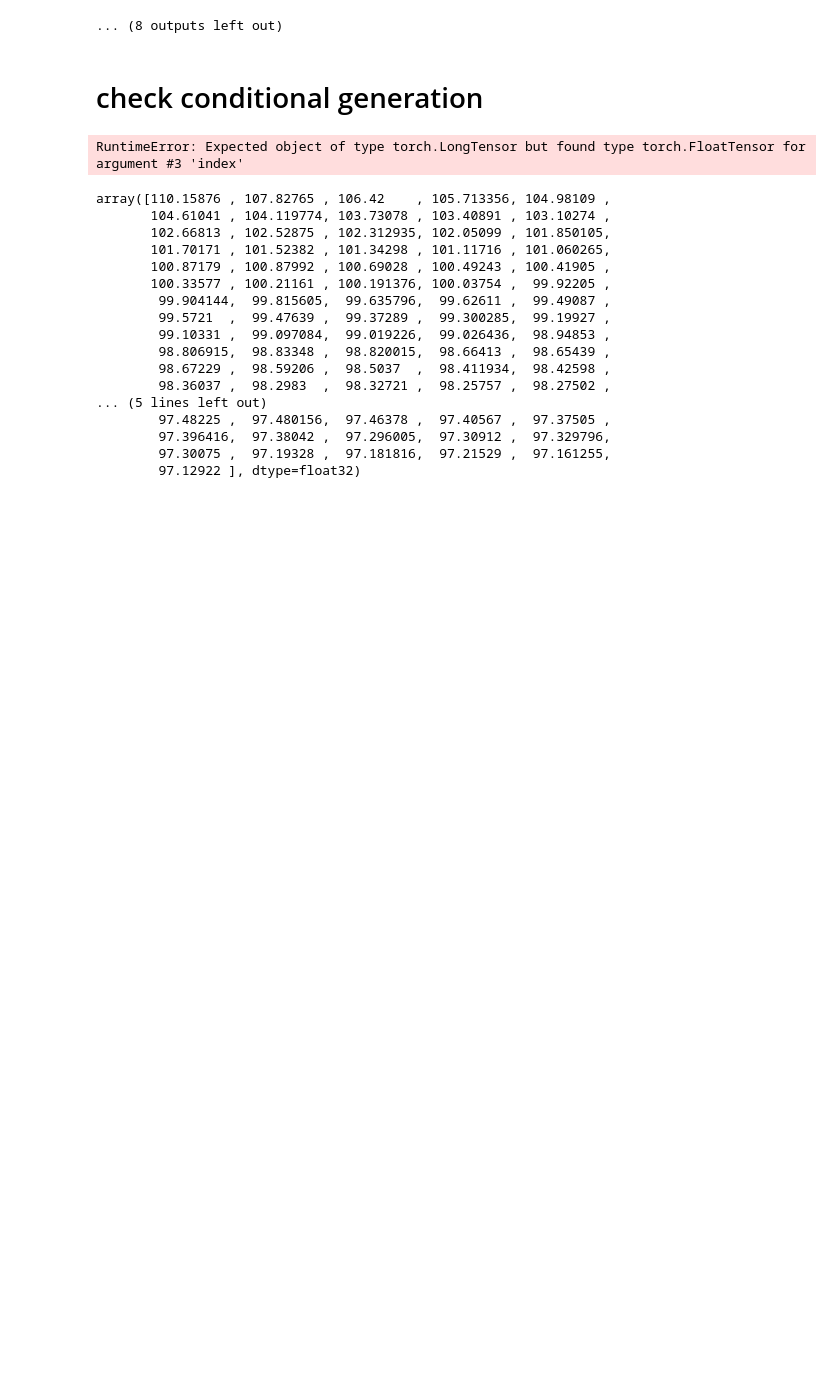
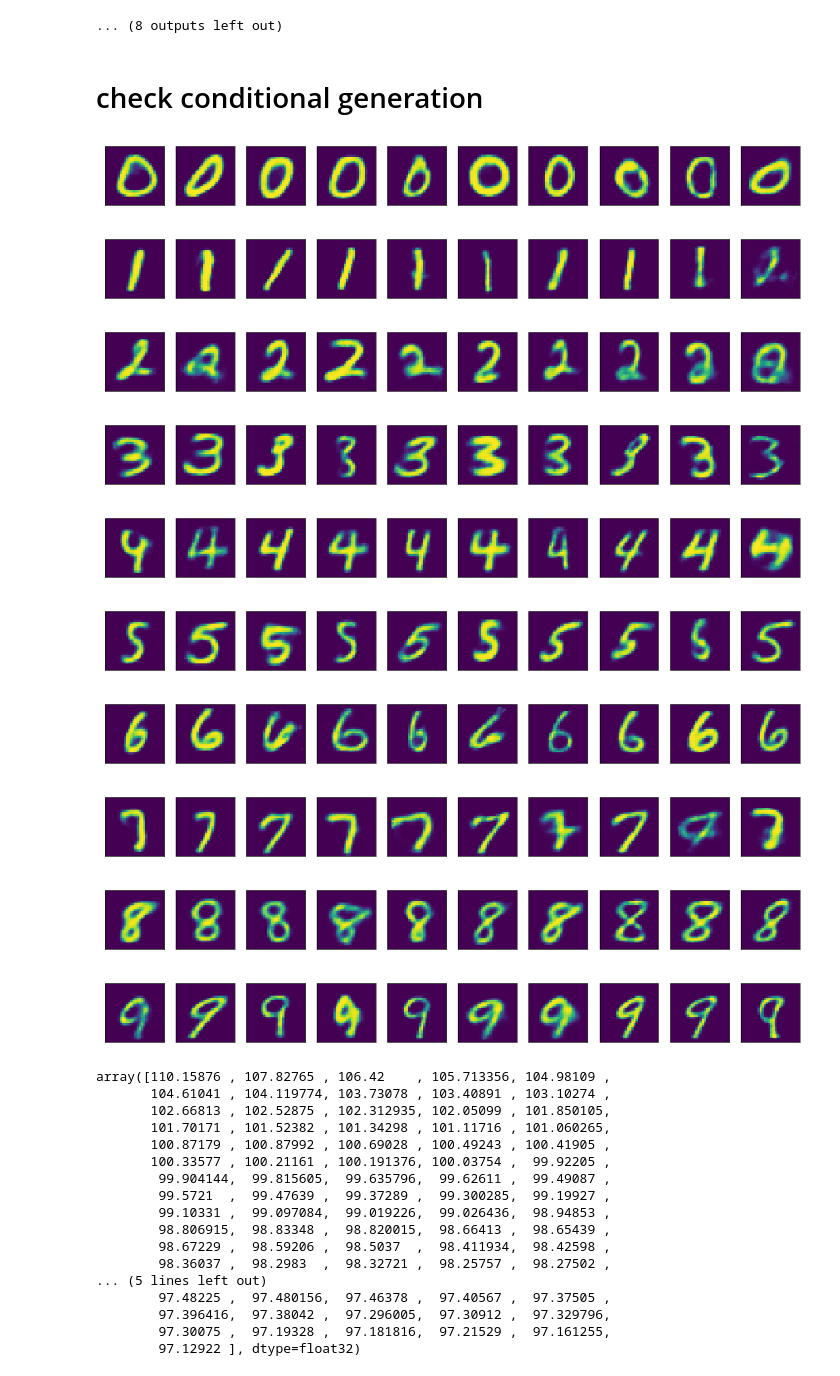
Before and after one commit to Runjing-Liu120/RaoBlackwellizedSGD, a Jupyter notebook: experiments/semisupervised_mnist/ss_mnist_results.ipynb, the cells around one changed output. Drawn from its saved outputs; the diff is of its cells as text; code cells hidden in the pictures; blank space fills up the shorter version.

```diff
--- a/experiments/semisupervised_mnist/ss_mnist_results.ipynb
+++ b/experiments/semisupervised_mnist/ss_mnist_results.ipynb
@@ -213,18 +210,30 @@ for i in range(0, 20):
 # %%
 for i in range(10):
     num = 10
     latent_params = torch.randn((10, latent_dim))
 
     digit = i
-    one_hot_z = vae_utils.get_one_hot_encoding_from_int(torch.ones(num) * digit, n_classes)
+    one_hot_z = vae_utils.get_one_hot_encoding_from_int((torch.ones(num) * digit).type(torch.LongTensor),
+                                                        n_classes)
     recon_mean = vae.decoder(latent_params, one_hot_z)
 
     f, axarr = plt.subplots(1, num, figsize=(15, 15))
 
     for i in range(0, num):
         axarr[i].matshow(recon_mean[i, :, :].detach())
+        axarr[i].get_xaxis().set_visible(False)
+        axarr[i].get_yaxis().set_visible(False)
 # %% [output]
-RuntimeError: Expected object of type torch.LongTensor but found type torch.FloatTensor for argument #3 'index'
+[figure, added]
+[figure, added]
+[figure, added]
+[figure, added]
+[figure, added]
+[figure, added]
+[figure, added]
+[figure, added]
+[figure, added]
+[figure, added]
 # %%
 topk1_batch_losses = np.load('./mnist_vae_results/ss_vae_topk1_batch_losses.npy')
 # %%
```
Also changed, not shown: parts of 9 cells of this notebook, 7 other files.
